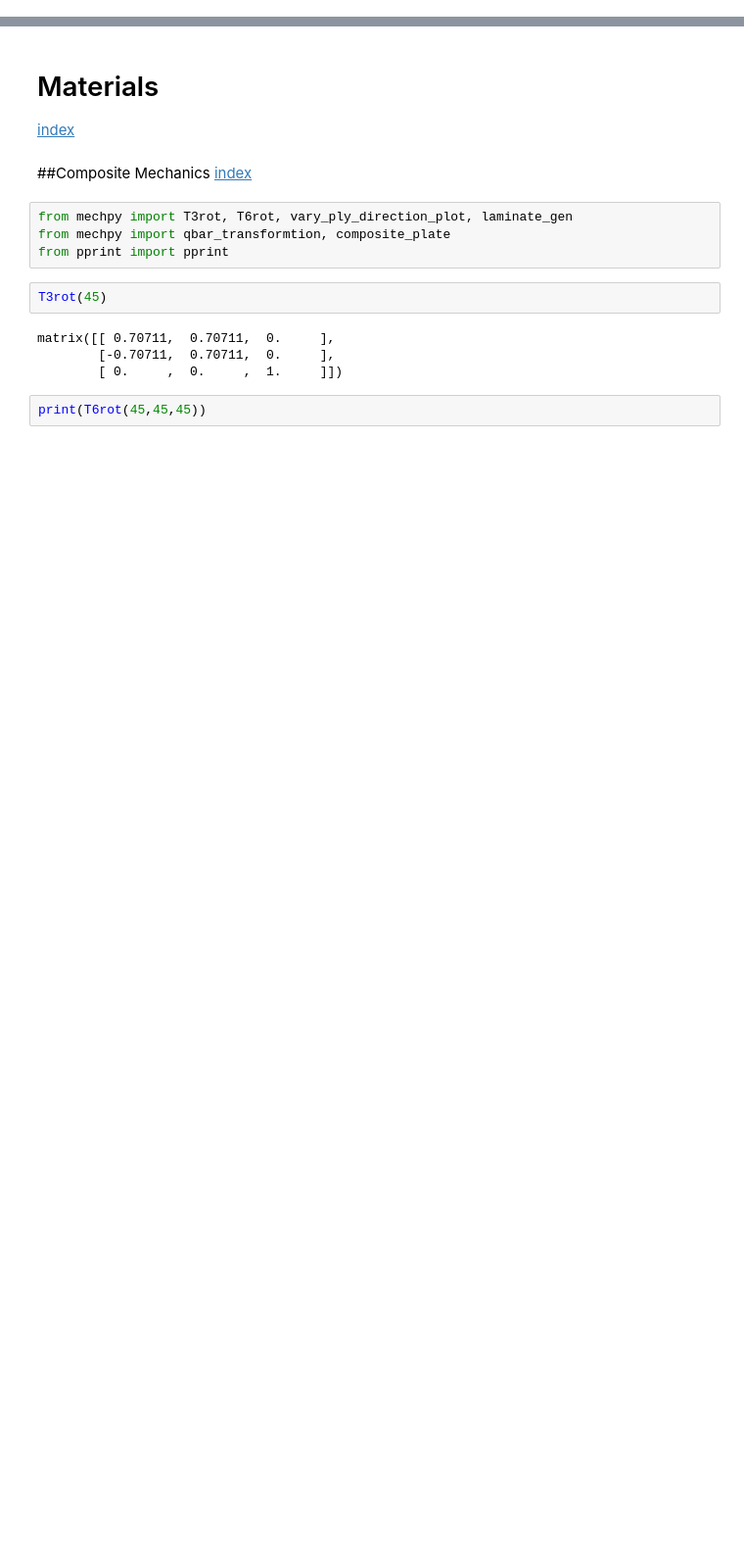
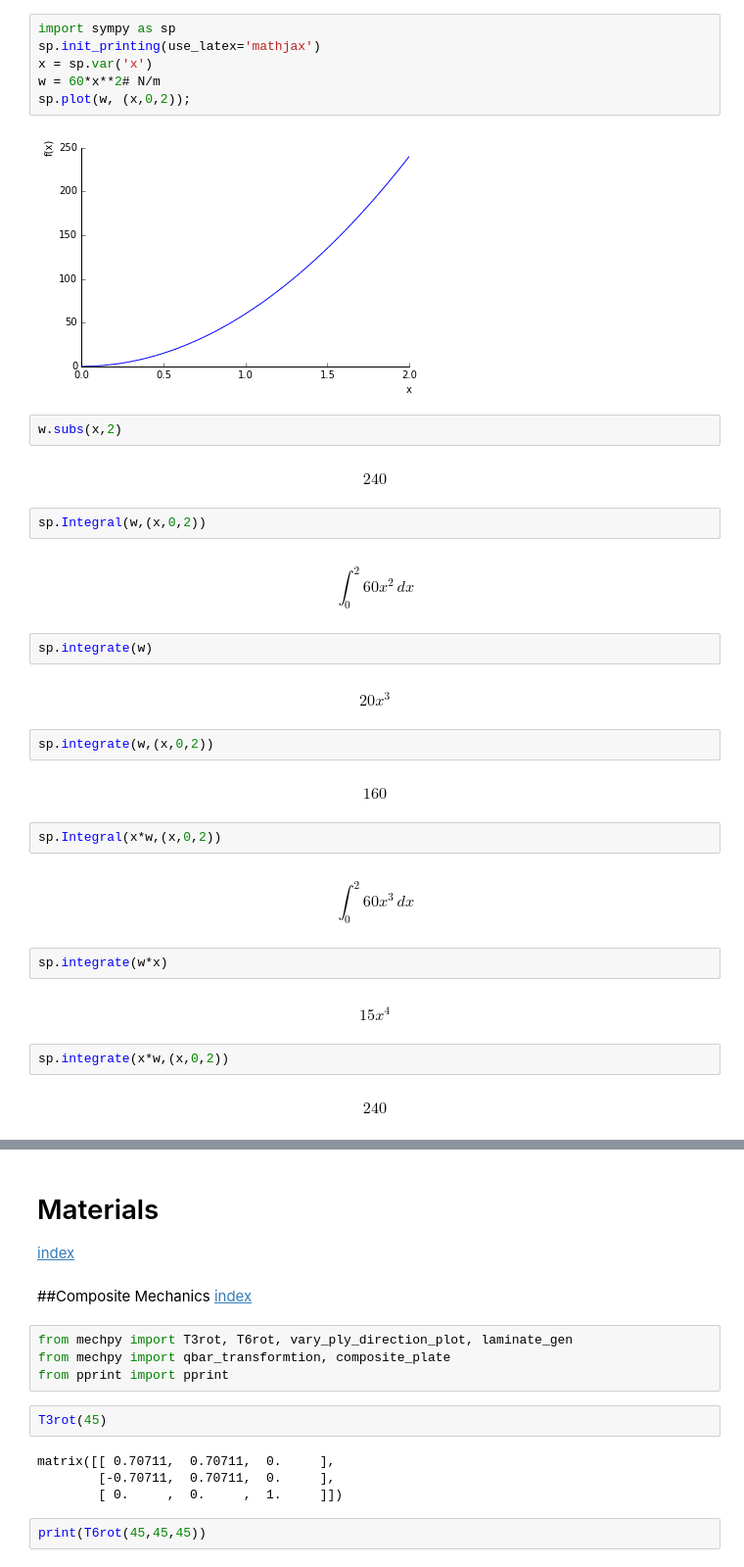
Before and after one commit to nagordon/mechpy, a Jupyter notebook: mechpy.ipynb, the cells around one changed output, grey strips where cells are left out. Shown at 98% size. Drawn from its saved outputs; the diff is of its cells as text; blank space fills up the shorter version.

```diff
--- a/mechpy.ipynb
+++ b/mechpy.ipynb
@@ -134,0 +365,36 @@ $$
+# %%
+import sympy as sp
+sp.init_printing(use_latex='mathjax')
+x = sp.var('x')
+w = 60*x**2# N/m
+sp.plot(w, (x,0,2));
+# %% [output]
+[figure, added]
+# %%
+w.subs(x,2)
+# %% [output]
+$$240$$
+# %%
+sp.Integral(w,(x,0,2))
+# %% [output]
+$$\int_{0}^{2} 60 x^{2}\, dx$$
+# %%
+sp.integrate(w)
+# %% [output]
+$$20 x^{3}$$
+# %%
+sp.integrate(w,(x,0,2))
+# %% [output]
+$$160$$
+# %%
+sp.Integral(x*w,(x,0,2))
+# %% [output]
+$$\int_{0}^{2} 60 x^{3}\, dx$$
+# %%
+sp.integrate(w*x)
+# %% [output]
+$$15 x^{4}$$
+# %%
+sp.integrate(x*w,(x,0,2))
+# %% [output]
+$$240$$
```
Also changed, not shown: parts of 21 cells of this notebook, 1 other file.
